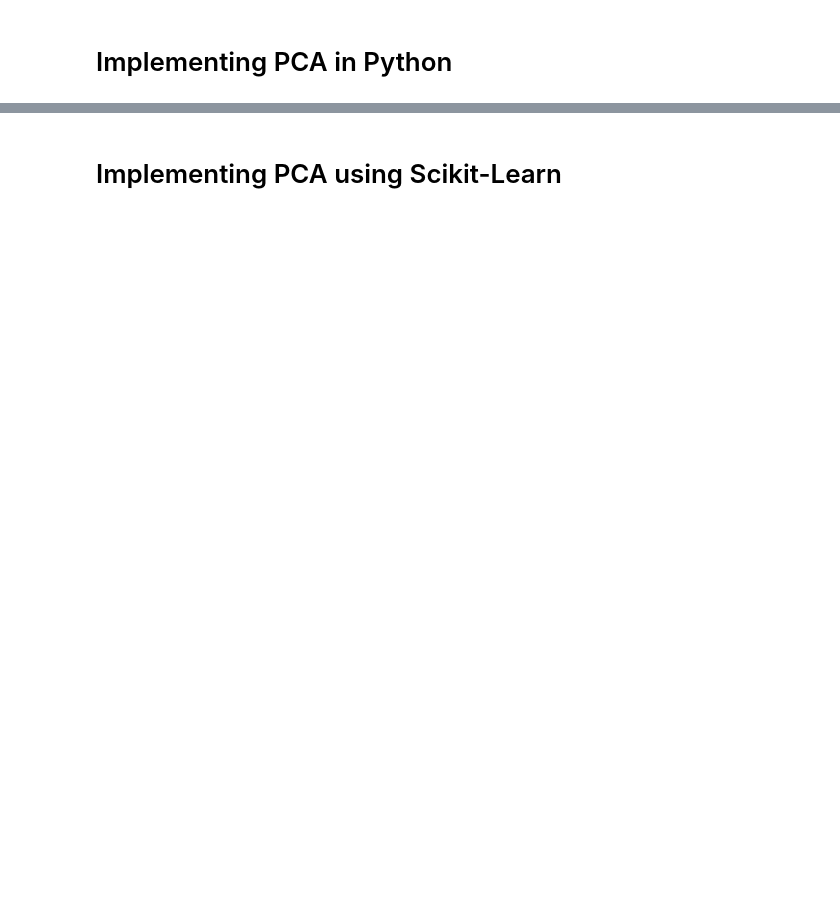
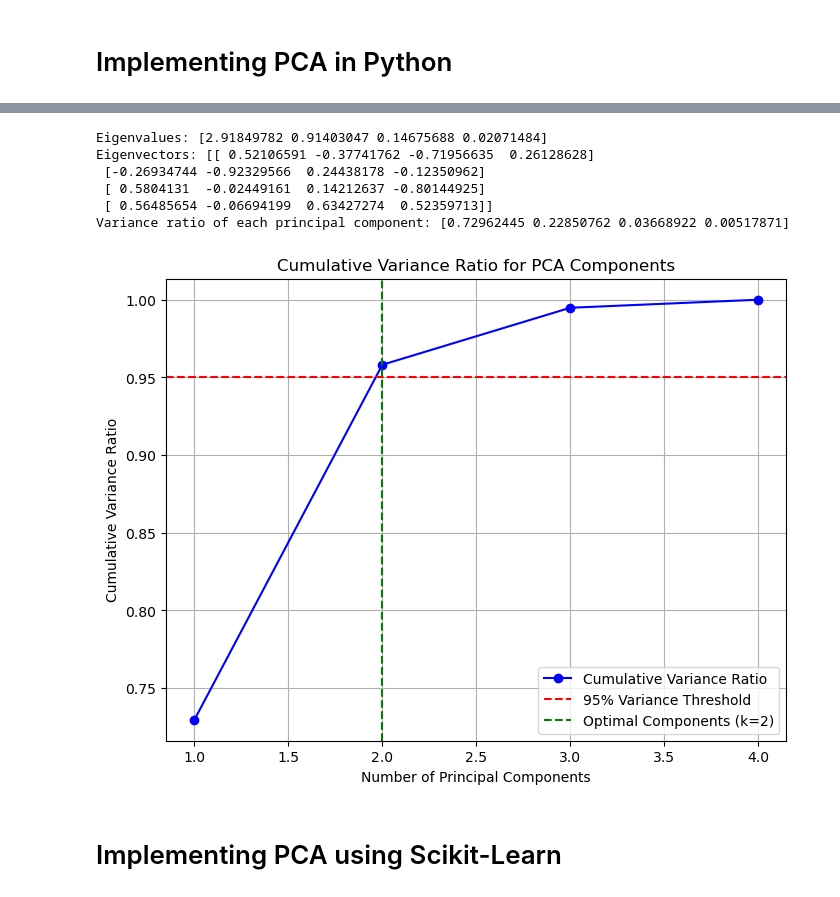
Before and after one commit to benson1231/DataScience, a Jupyter notebook: Python/MachineLearning/01_PCA.ipynb, the cells around one changed output, grey strips where cells are left out. Cells and saved outputs as stored; diff of their text form; code cells hidden in the pictures; blank space fills up the shorter version.

```diff
--- a/Python/MachineLearning/PCA.ipynb
+++ b/Python/MachineLearning/01_PCA.ipynb
@@ -40,2 +37,48 @@ plt.show()
+# %%
+# Perform eigenvalue decomposition to obtain eigenvalues and eigenvectors from the correlation matrix
+# np.linalg.eig() returns two arrays:
+# - eigenvalues: Represents the variance explained by each principal component
+# - eigenvectors: Represents the direction of each principal component
+eigenvalues, eigenvectors = np.linalg.eig(correlation_matrix)
+
+print(f"Eigenvalues: {eigenvalues}")
+print(f"Eigenvectors: {eigenvectors}")
+
+# Calculate the variance ratio of each principal component
+# Divide each eigenvalue by the sum of all eigenvalues to get the proportion of variance explained
+# This ratio indicates how much variance each component captures from the original data
+variance_ratio = eigenvalues / eigenvalues.sum()
+
+# Print the variance ratio of each principal component
+# Example output: [0.92, 0.05, 0.02, 0.01] indicates the first component explains 92% of variance
+print("Variance ratio of each principal component:", variance_ratio)
+# %% [output]
+Eigenvalues: [2.91849782 0.91403047 0.14675688 0.02071484]
+Eigenvectors: [[ 0.52106591 -0.37741762 -0.71956635  0.26128628]
+ [-0.26934744 -0.92329566  0.24438178 -0.12350962]
+ [ 0.5804131  -0.02449161  0.14212637 -0.80144925]
+ [ 0.56485654 -0.06694199  0.63427274  0.52359713]]
+Variance ratio of each principal component: [0.72962445 0.22850762 0.03668922 0.00517871]
+# %%
+# Calculate the cumulative variance ratio
+# np.cumsum() computes the cumulative sum of variance ratios to see how much variance is explained
+# as we include more principal components
+cumulative_variance_ratio = np.cumsum(variance_ratio)
+
+# Plot the cumulative variance ratio to visualize how many components are needed
+plt.figure(figsize=(8, 6))  # Set the figure size
+plt.plot(np.arange(1, len(variance_ratio) + 1), cumulative_variance_ratio,
+         marker='o', color='blue', label="Cumulative Variance Ratio")
+
+plt.axhline(y=0.95, color='red', linestyle='--', label="95% Variance Threshold")   # Add a horizontal dashed line to indicate the 95% variance threshold
+plt.axvline(x=2, color='green', linestyle='--', label="Optimal Components (k=2)")   # Add a vertical dashed line to indicate the optimal number of components (k=2)
+plt.xlabel('Number of Principal Components')
+plt.ylabel('Cumulative Variance Ratio')
+plt.title('Cumulative Variance Ratio for PCA Components')
+plt.legend(loc='best')
+plt.grid(True)
+plt.show()
+# %% [output]
+[figure, added]
 # %% [markdown]
 # Implementing PCA using Scikit-Learn
```
Also changed, not shown: parts of 6 cells of this notebook.
